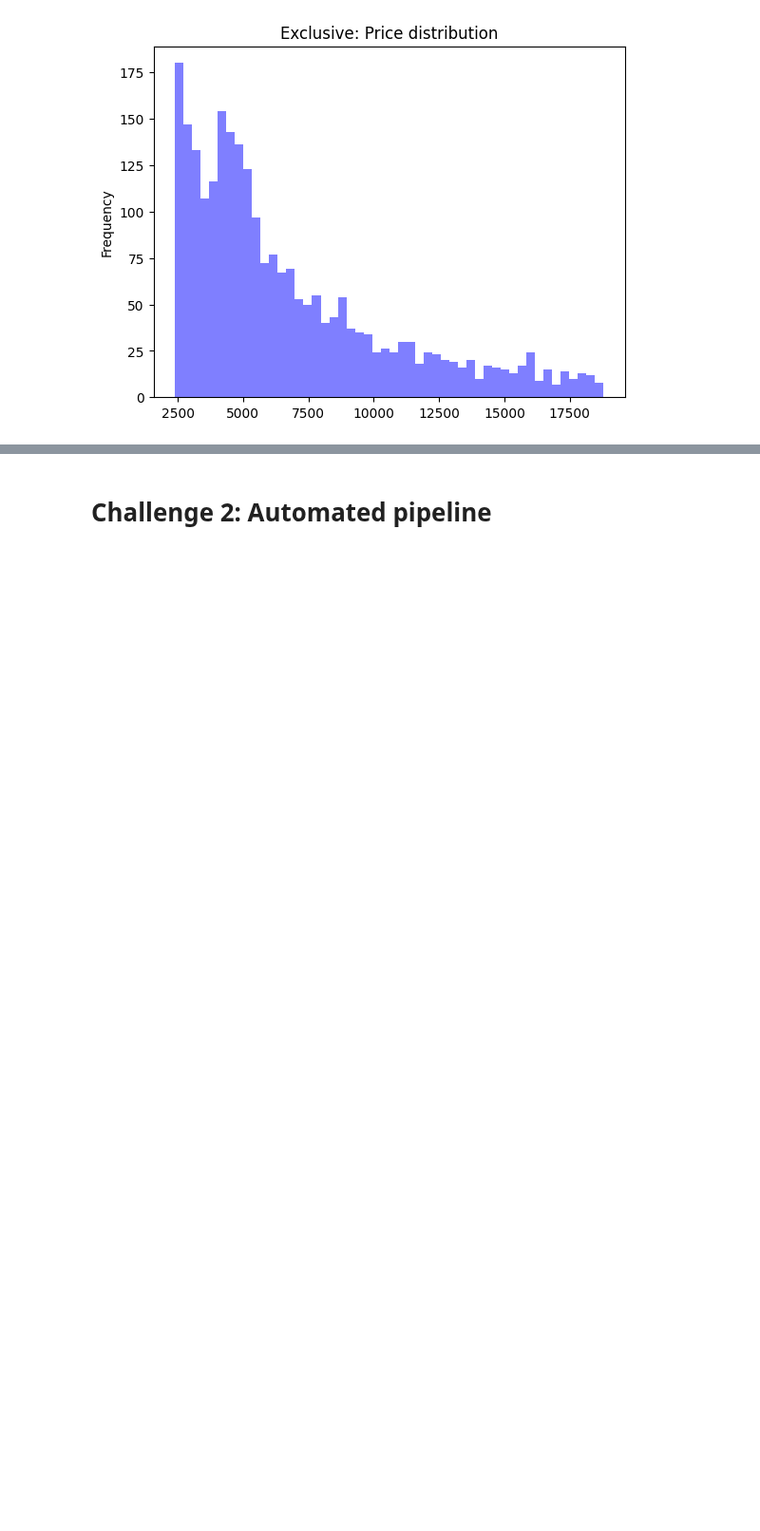
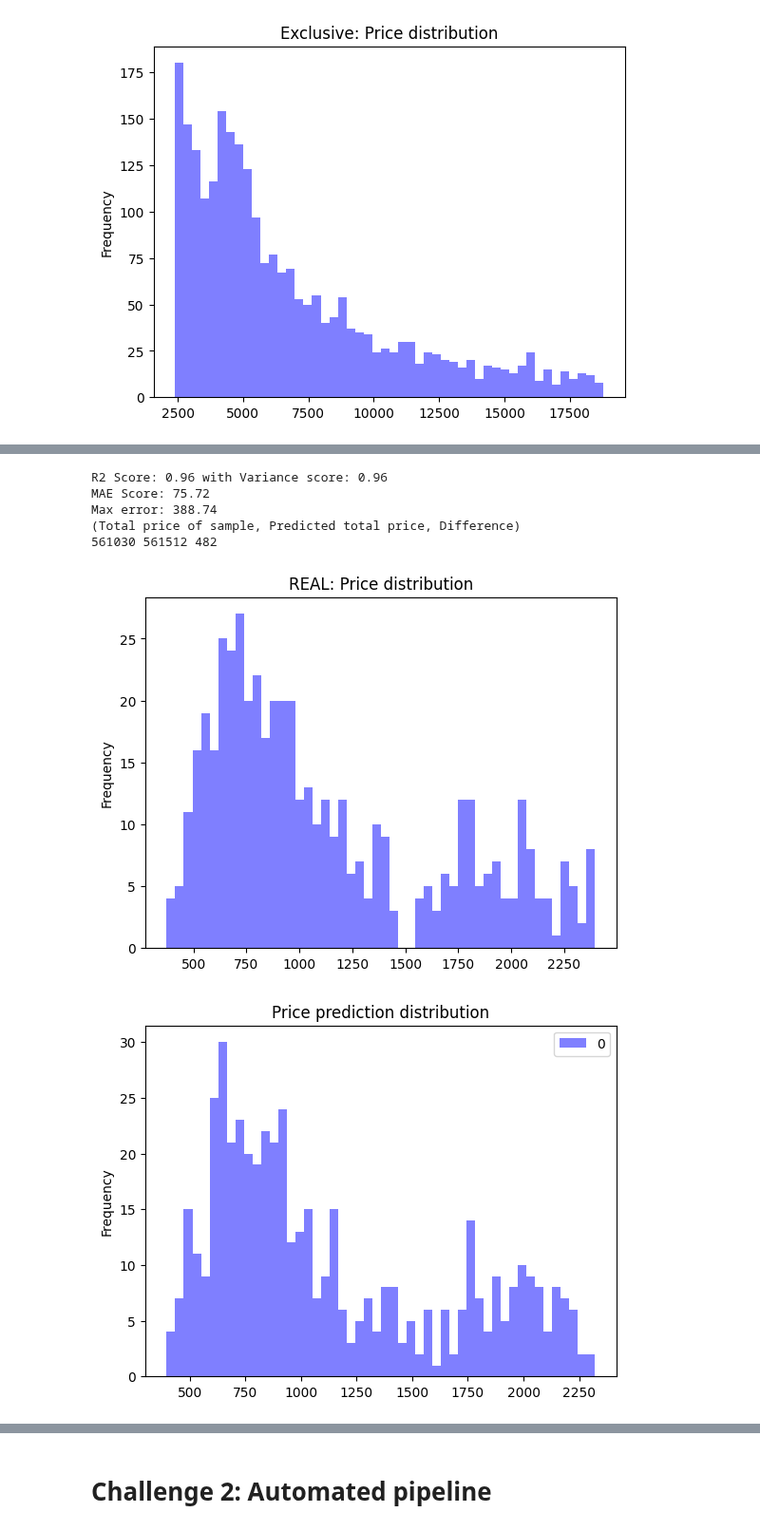
Before and after one commit to jackonedev/xtream-ai-assignment-engineer, a Jupyter notebook: assigment.ipynb, the cells around one changed output, grey strips where cells are left out. Shown at 95% size. Saved outputs shown, nothing was run; the diff lists cells and outputs as text; code cells hidden in the pictures; blank space fills up the shorter version.

```diff
--- a/assigment.ipynb
+++ b/assigment.ipynb
@@ -380,0 +137,12 @@ prediction: [14864.2]
+# %%
+Xc_val = pd.read_csv(os.path.join(MODEL_DATA_PATH, 'common_Xc_val.csv'))
+yc_val = pd.read_csv(os.path.join(MODEL_DATA_PATH, 'common_yc_val.csv'))
+Xc_test = pd.read_csv(os.path.join(MODEL_DATA_PATH, 'common_Xc_test.csv'))
+yc_test = pd.read_csv(os.path.join(MODEL_DATA_PATH, 'common_yc_test.csv'))
+
+with open(os.path.join(MODELS_PATH, 'lgbm_common.pkl'), 'rb') as f:
+    lgbm_common = pickle.load(f)
+
+display(Xc_val.head())
+print('validation set shape:', Xc_val.shape)
+print('test set shape:', Xc_test.shape)
@@ -380,0 +159,15 @@ prediction: [14864.2]
+# %%
+# MODEL PREDICTION AND EVALUATION
+lgbm_pred_val = lgbm_common.predict(Xc_val)
+lgbm_pred_test = lgbm_common.predict(Xc_test)
+
+evaluate_metrics(yc_val, lgbm_pred_val)
+see_results(yc_val, lgbm_pred_val)
+# %% [output]
+R2 Score: 0.96 with Variance score: 0.96
+MAE Score: 75.72
+Max error: 388.74
+(Total price of sample, Predicted total price, Difference)
+561030 561512 482
+[figure, added]
+[figure, added]
```
Also changed, not shown: parts of 40 cells of this notebook.
